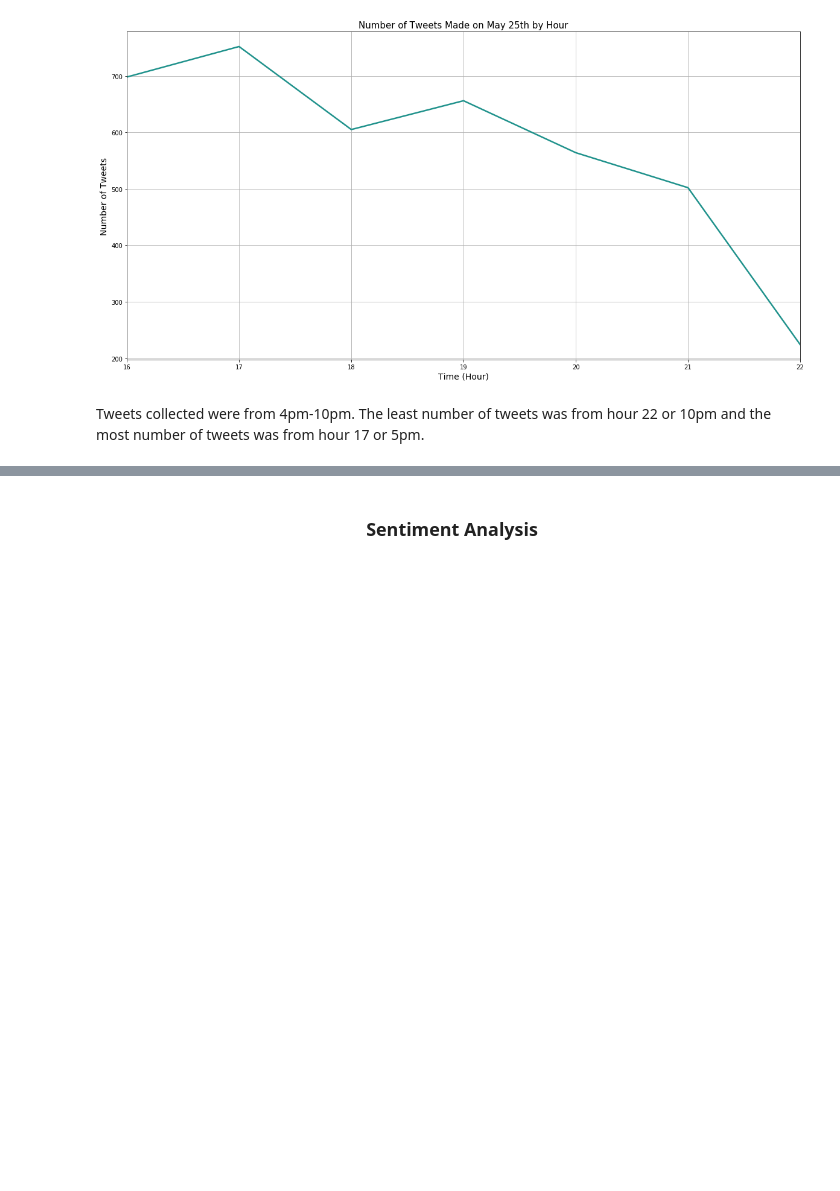
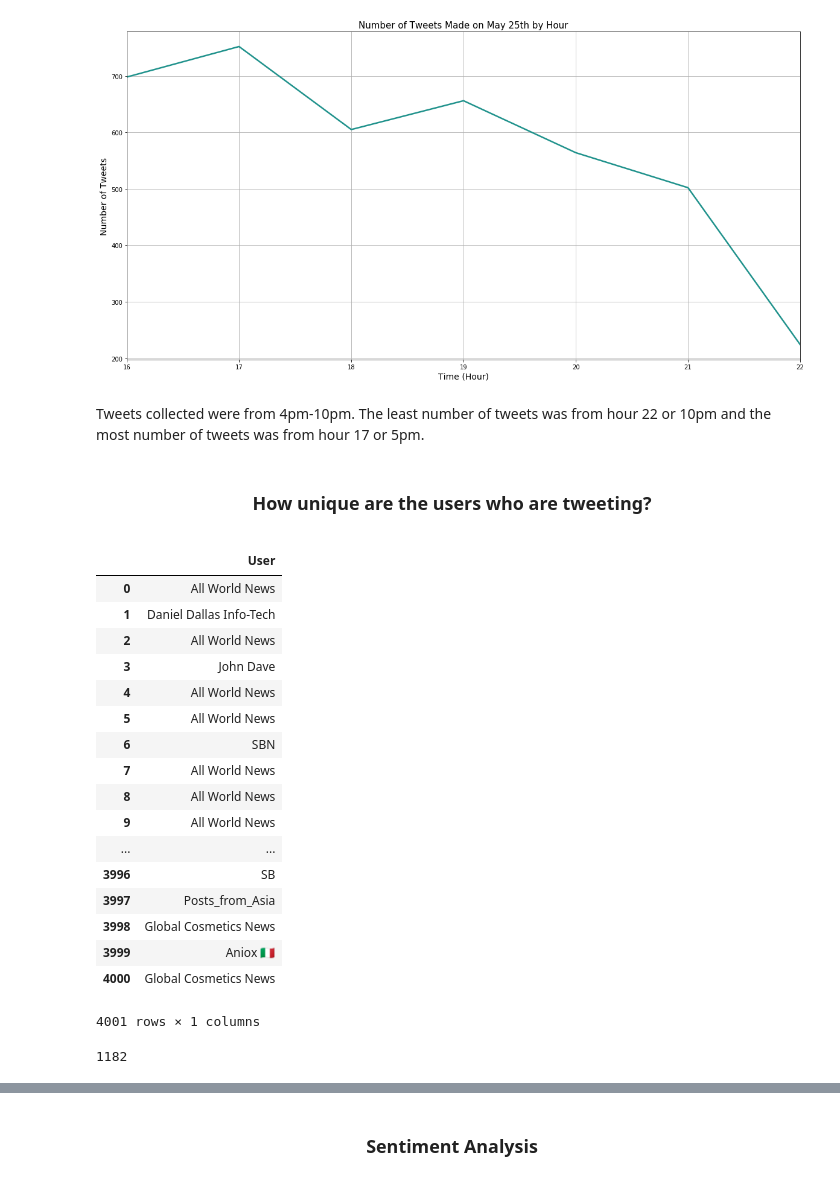
Before and after one commit to pinkdragon1000/News-Tweet-Analysis, a Jupyter notebook: News Tweet Analysis.ipynb, the cells around one changed output, grey strips where cells are left out. Cells and saved outputs as stored; diff of their text form; code cells hidden in the pictures; blank space fills up the shorter version.

```diff
--- a/News Tweet Analysis.ipynb
+++ b/News Tweet Analysis.ipynb
@@ -144,3 +199,31 @@ plt.show()
 [figure]
 # %% [markdown]
 Tweets collected were from 4pm-10pm.  The least number of tweets was from hour 22 or 10pm and the most number of tweets was from hour 17 or 5pm.
+# %% [markdown]
+<center><h3>How unique are the users who are tweeting?</h3></center>
+# %%
+users=pd.DataFrame(data=[tweet['user']['name'] for tweet in cached_tweets], columns=['User'])
+users
+# %% [output]
+|  | User |
+| 0 | All World News |
+| 1 | Daniel Dallas Info-Tech |
+| 2 | All World News |
+| 3 | John Dave |
+| 4 | All World News |
+| 5 | All World News |
+| 6 | SBN |
+| 7 | All World News |
+| 8 | All World News |
+| 9 | All World News |
+| ... | ... |
+| 3996 | SB |
+| 3997 | Posts_from_Asia |
+| 3998 | Global Cosmetics News |
+| 3999 | Aniox 🇮🇹 |
+| 4000 | Global Cosmetics News |
+4001 rows × 1 columns
+# %%
+users['User'].nunique()
+# %% [output]
+1182
```
Also changed, not shown: parts of 22 cells of this notebook.
